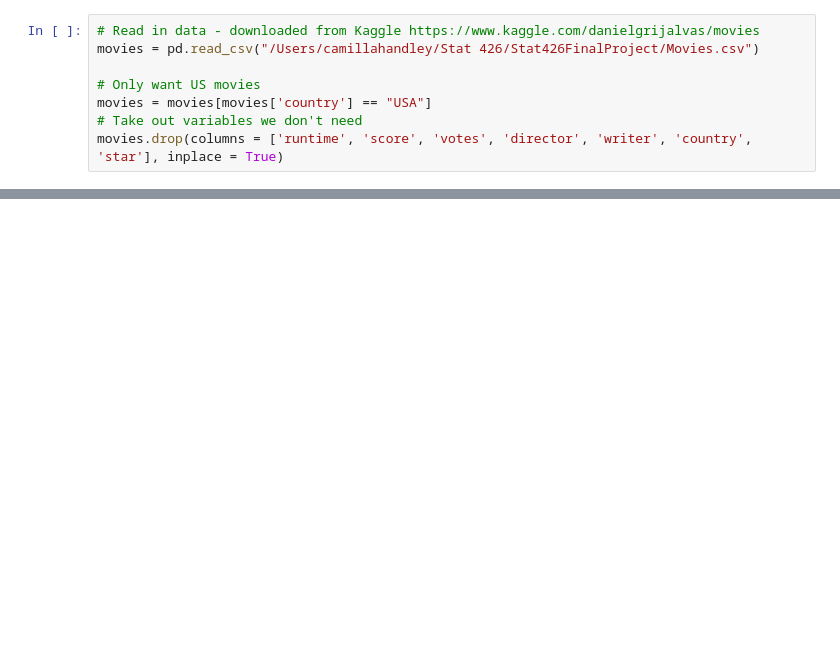
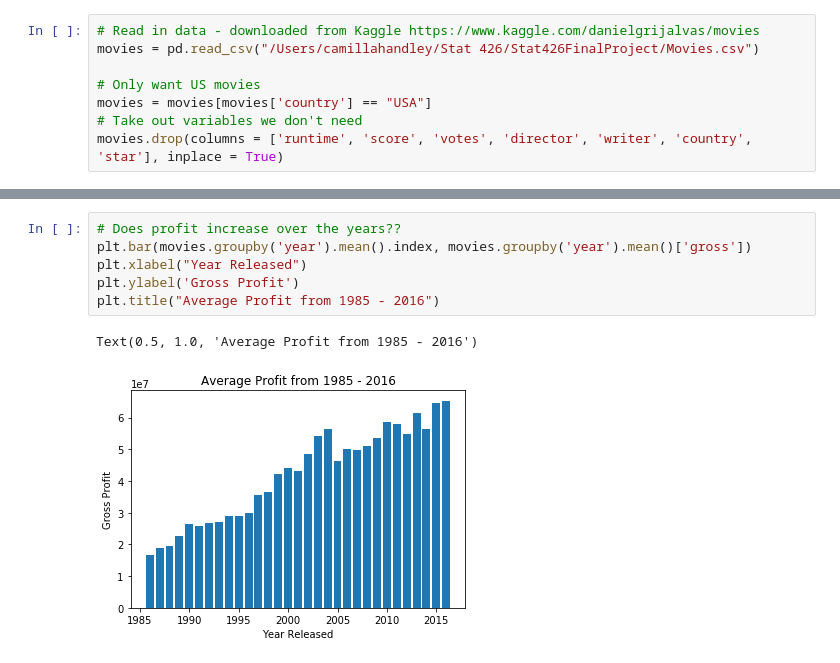
Before and after one commit to camillahandley/Stat426FinalProject, a Jupyter notebook: MovieProfit.ipynb, the cells around one changed output, grey strips where cells are left out. Saved outputs shown, nothing was run; the diff lists cells and outputs as text; blank space fills up the shorter version.

```diff
--- a/MovieProfit.ipynb
+++ b/MovieProfit.ipynb
@@ -70,0 +90,9 @@ movies.head()
+# %%
+# Does profit increase over the years??
+plt.bar(movies.groupby('year').mean().index, movies.groupby('year').mean()['gross'])
+plt.xlabel("Year Released")
+plt.ylabel('Gross Profit')
+plt.title("Average Profit from 1985 - 2016")
+# %% [output]
+Text(0.5, 1.0, 'Average Profit from 1985 - 2016')
+[figure, added]
```
Also changed, not shown: parts of 17 cells of this notebook.
